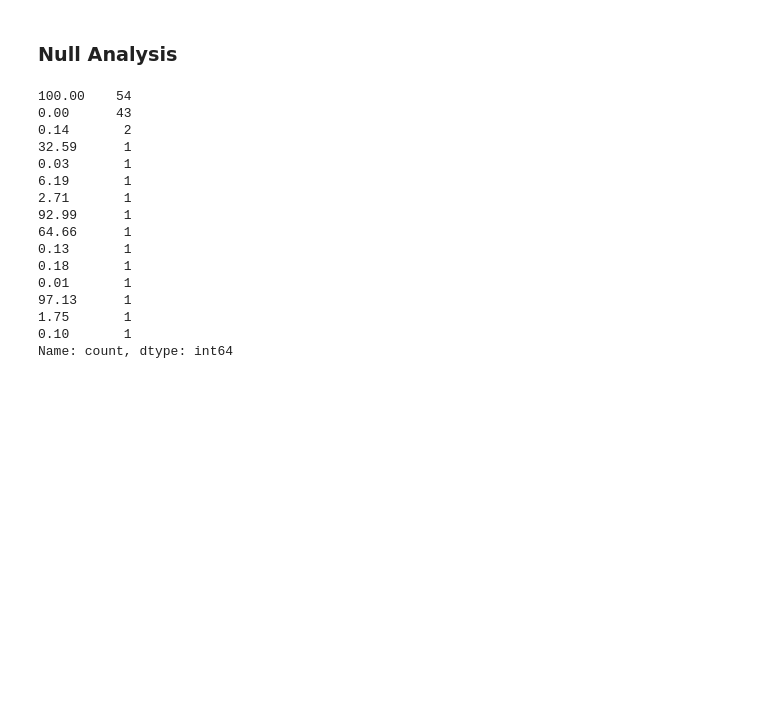
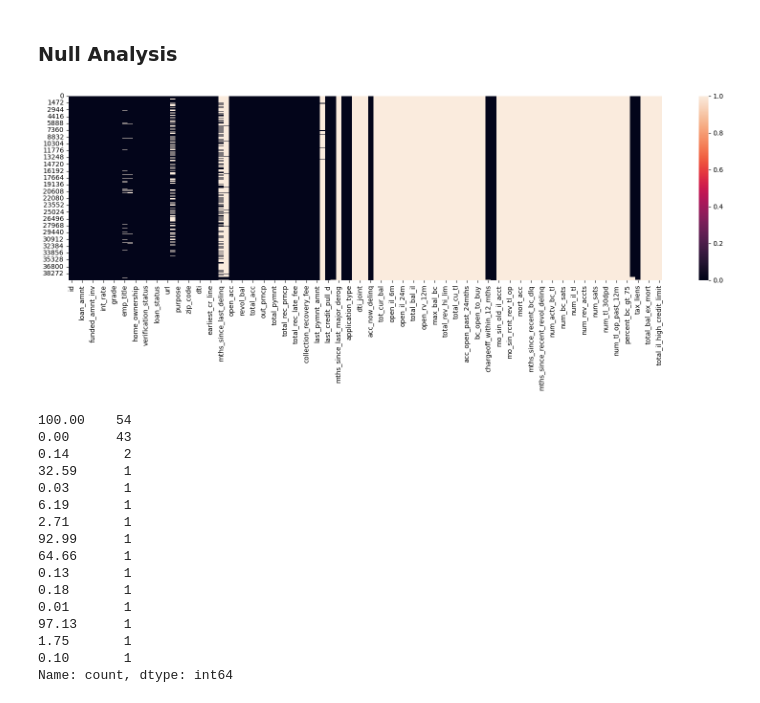
Before and after one commit to Viswanath-Gadde/eda-assigment-on-loan-, a Jupyter notebook: loan_eda_assignment.ipynb, the cells around one changed output. Saved outputs shown, nothing was run; the diff lists cells and outputs as text; code cells hidden in the pictures; blank space fills up the shorter version.

```diff
--- a/loan_eda_assignment.ipynb
+++ b/loan_eda_assignment.ipynb
@@ -69,6 +69,12 @@ df.describe()
   - **Dealing with outliers** → to avoid skewing analysis.
 # %% [markdown]
 ### Null Analysis
+# %%
+plt.figure(figsize=(20,5))
+sns.heatmap(df.isnull())
+plt.show()
+# %% [output]
+[figure, added]
 # %%
 ((df.isnull().sum()/len(df)*100).round(2)).value_counts()
 # %% [output]
```
Also changed, not shown: parts of 26 cells of this notebook.
